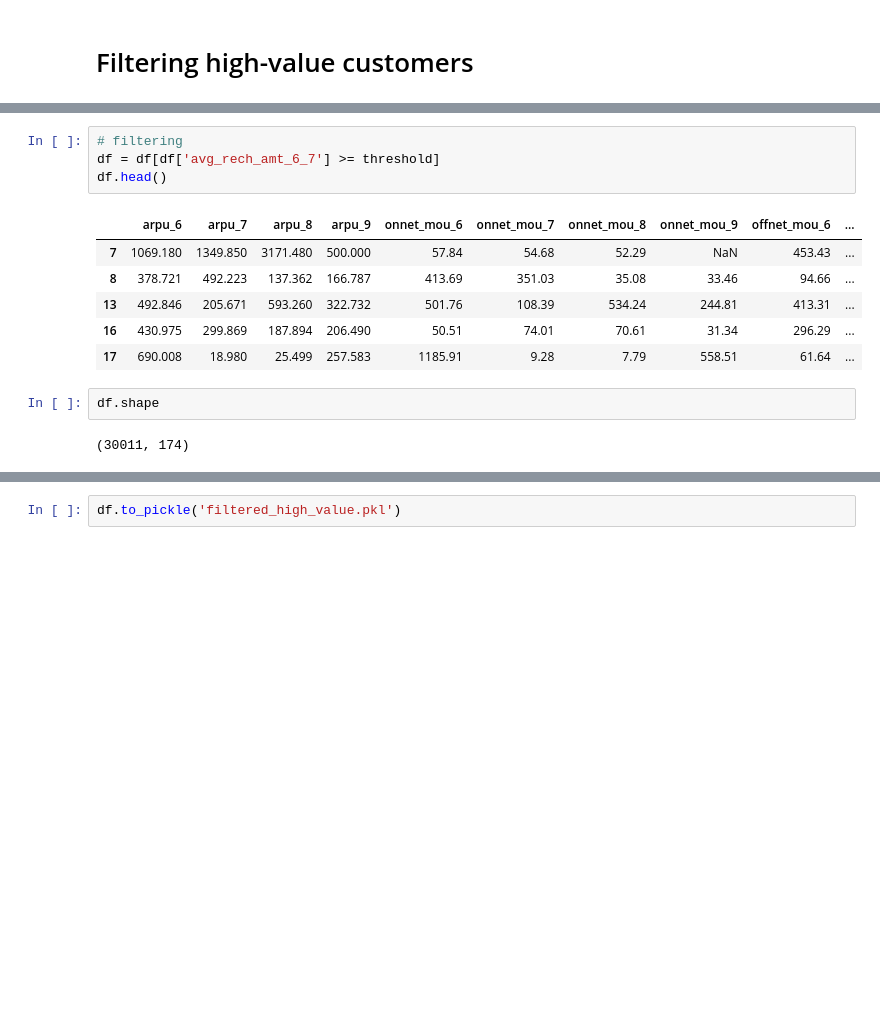
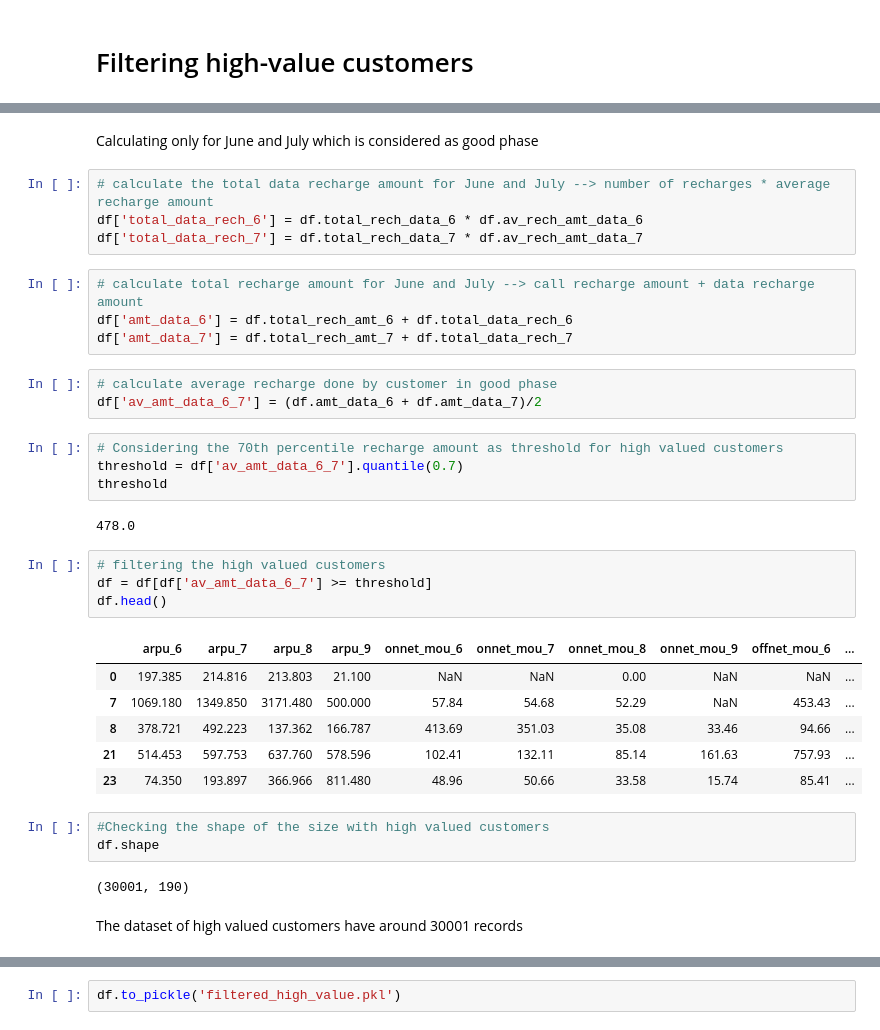
Before and after one commit to notvarunseth/telecom-churn, a Jupyter notebook: notebook.ipynb, the cells around one changed output, grey strips where cells are left out. Cells and saved outputs as stored; diff of their text form; blank space fills up the shorter version.

```diff
--- a/notebook.ipynb
+++ b/notebook.ipynb
@@ -271,15 +342,37 @@ threshold
+# %% [markdown]
+Calculating only for June and July which is considered as good phase
+# %%
+# calculate the total data recharge amount for June and July --> number of recharges * average recharge amount
+df['total_data_rech_6'] = df.total_rech_data_6 * df.av_rech_amt_data_6
+df['total_data_rech_7'] = df.total_rech_data_7 * df.av_rech_amt_data_7
+# %%
+# calculate total recharge amount for June and July --> call recharge amount + data recharge amount
+df['amt_data_6'] = df.total_rech_amt_6 + df.total_data_rech_6
+df['amt_data_7'] = df.total_rech_amt_7 + df.total_data_rech_7
+# %%
+# calculate average recharge done by customer in good phase
+df['av_amt_data_6_7'] = (df.amt_data_6 + df.amt_data_7)/2
+# %%
+# Considering the 70th percentile recharge amount as threshold for high valued customers
+threshold = df['av_amt_data_6_7'].quantile(0.7)
+threshold
+# %% [output]
+478.0
 # %%
-# filtering
-df = df[df['avg_rech_amt_6_7'] >= threshold]
+# filtering the high valued customers
+df = df[df['av_amt_data_6_7'] >= threshold]
 df.head()
 # %% [output]
 |  | arpu_6 | arpu_7 | arpu_8 | arpu_9 | onnet_mou_6 | onnet_mou_7 | onnet_mou_8 | onnet_mou_9 | offnet_mou_6 | ... |
+| 0 | 197.385 | 214.816 | 213.803 | 21.100 | NaN | NaN | 0.00 | NaN | NaN | ... |
 | 7 | 1069.180 | 1349.850 | 3171.480 | 500.000 | 57.84 | 54.68 | 52.29 | NaN | 453.43 | ... |
 | 8 | 378.721 | 492.223 | 137.362 | 166.787 | 413.69 | 351.03 | 35.08 | 33.46 | 94.66 | ... |
-| 13 | 492.846 | 205.671 | 593.260 | 322.732 | 501.76 | 108.39 | 534.24 | 244.81 | 413.31 | ... |
-| 16 | 430.975 | 299.869 | 187.894 | 206.490 | 50.51 | 74.01 | 70.61 | 31.34 | 296.29 | ... |
-| 17 | 690.008 | 18.980 | 25.499 | 257.583 | 1185.91 | 9.28 | 7.79 | 558.51 | 61.64 | ... |
+| 21 | 514.453 | 597.753 | 637.760 | 578.596 | 102.41 | 132.11 | 85.14 | 161.63 | 757.93 | ... |
+| 23 | 74.350 | 193.897 | 366.966 | 811.480 | 48.96 | 50.66 | 33.58 | 15.74 | 85.41 | ... |
-# %%
-df.shape
-# %% [output]
-(30011, 174)
+# %%
+#Checking the shape of the size with high valued customers
+df.shape
+# %% [output]
+(30001, 190)
+# %% [markdown]
+The dataset of high valued customers have around 30001 records
```
Also changed, not shown: parts of 155 cells of this notebook.
